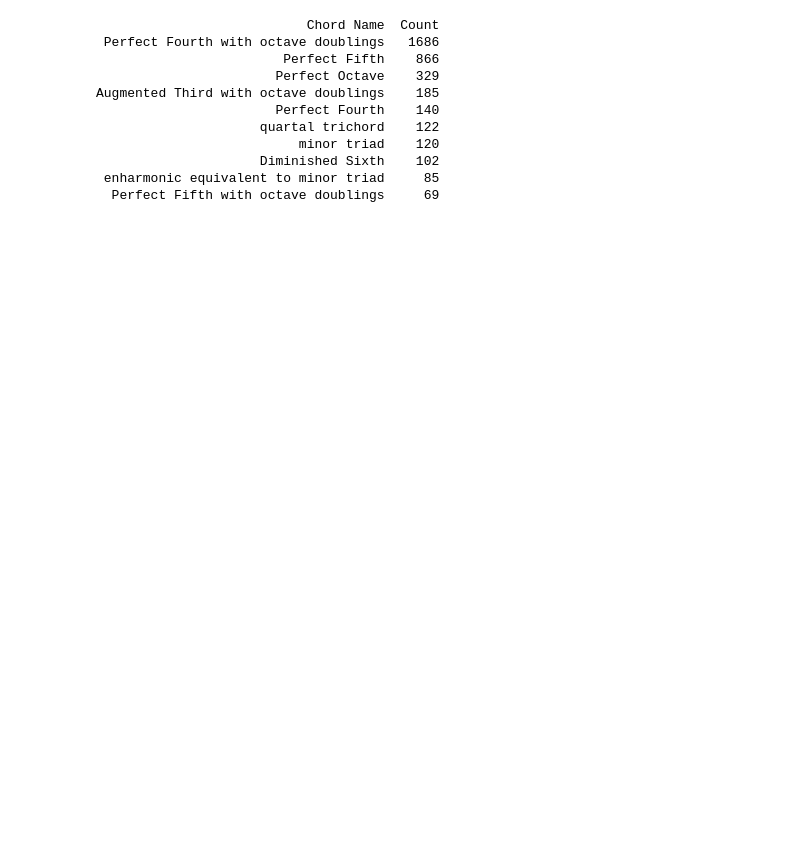
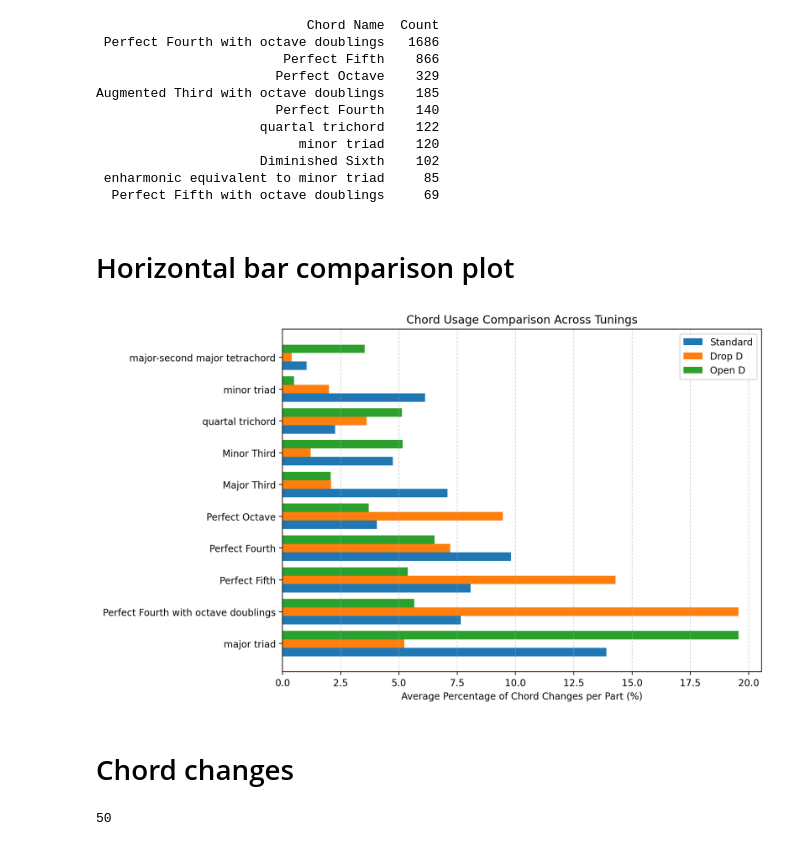
Before and after one commit to arhanv/ug-dataset, a Jupyter notebook: notebooks/chord-music21-analysis.ipynb, the cells around one changed output. Cells and saved outputs as stored; diff of their text form; code cells hidden in the pictures; blank space fills up the shorter version.

```diff
--- a/notebooks/chord-music21-analysis.ipynb
+++ b/notebooks/chord-music21-analysis.ipynb
@@ -187,3 +282,51 @@ Augmented Third with octave doublings    185
                      Diminished Sixth    102
  enharmonic equivalent to minor triad     85
   Perfect Fifth with octave doublings     69
+# %% [markdown]
+# Horizontal bar comparison plot
+# %%
+import numpy as np
+
+def plot_horizontal_bar_comparison(tuning_chord_dict, topn=5):
+    """
+    Shows horizontal grouped bar chart comparing top N chord changes across tunings.
+    """
+    # Find top N global chords across all tunings
+    all_chords = {}
+    for chord_changes in tuning_chord_dict.values():
+        for chord, value in chord_changes.items():
+            all_chords[chord] = all_chords.get(chord, 0) + value
+    top_chords = sorted(all_chords.items(), key=lambda x: x[1], reverse=True)[:topn]
+    selected_chords = [chord for chord, _ in top_chords]
+
+    tunings = list(tuning_chord_dict.keys())
+    n_tunings = len(tunings)
+    indices = np.arange(topn)
+    bar_width = 0.8 / n_tunings
+
+    plt.figure(figsize=(10, 6))
+
+    for i, tuning in enumerate(tunings):
+        chord_changes = tuning_chord_dict[tuning]
+        values = [chord_changes.get(chord, 0) for chord in selected_chords]
+        plt.barh(indices + i * bar_width, values, height=bar_width, label=tuning)
+
+    plt.yticks(indices + bar_width * (n_tunings - 1) / 2, selected_chords)
+    plt.xlabel('Average Percentage of Chord Changes per Part (%)')
+    plt.title('Chord Usage Comparison Across Tunings')
+    plt.legend()
+    plt.grid(axis='x', linestyle='--', alpha=0.5)
+    plt.tight_layout()
+    plt.show()
+# %%
+tuning_chord_dict = {
+    "Standard": get_chord_changes(tuning_parts_dict["Standard"]),
+    "Drop D": get_chord_changes(tuning_parts_dict["Drop D"]),
+    "Open D": get_chord_changes(tuning_parts_dict["Open D"]),
+    # "Drop C": get_chord_changes(tuning_parts_dict["Drop C"]),
+}
+plot_horizontal_bar_comparison(tuning_chord_dict, topn=10)
+# %% [output]
+[figure, added]
+# %% [markdown]
+# Chord changes
@@ -189,0 +470,4 @@ Augmented Third with octave doublings    185
+# %%
+print(len(test))
+# %% [output]
+50
```
Also changed, not shown: parts of 10 cells of this notebook.
